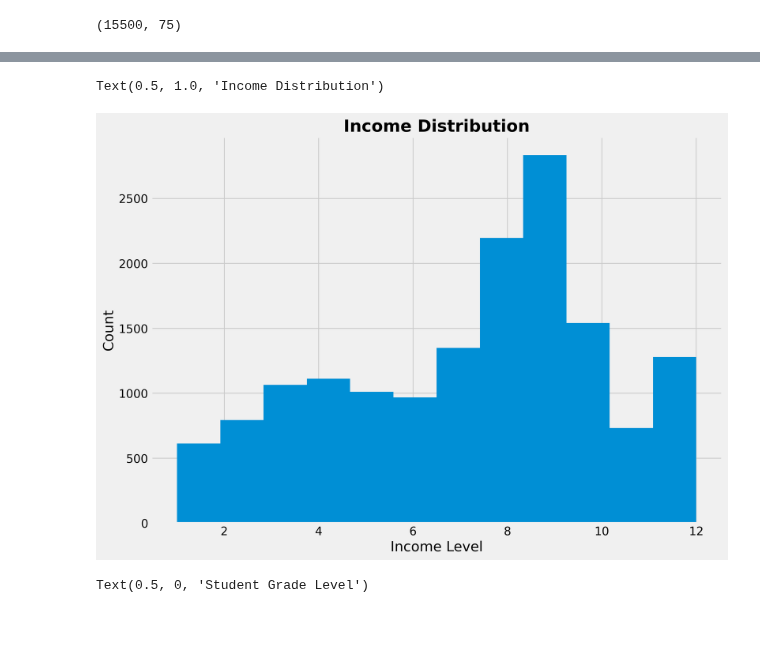
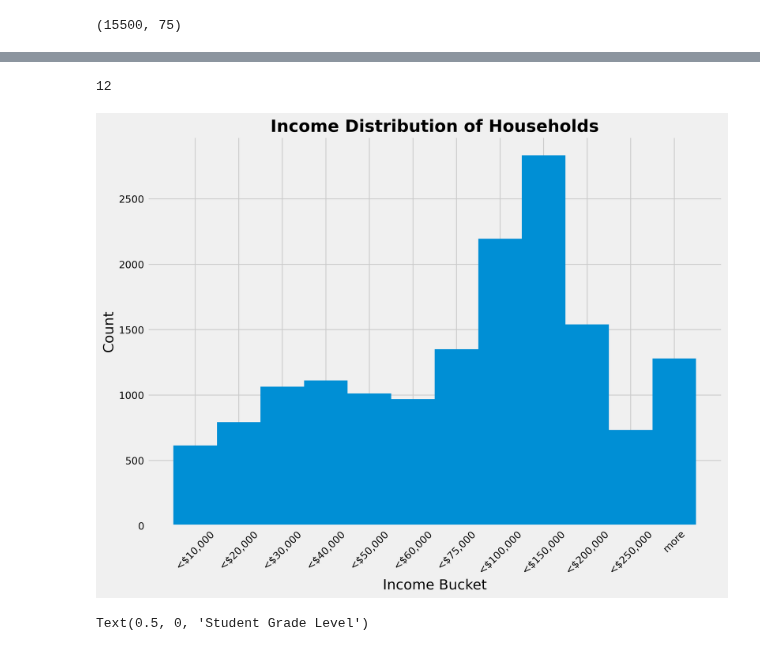
Before and after one commit to mattzhao-R/data-118, a Jupyter notebook: Project118_Fall22.ipynb, the cells around one changed output, grey strips where cells are left out. Drawn from its saved outputs; the diff is of its cells as text; code cells hidden in the pictures; blank space fills up the shorter version.

Commit message:
midterm proj updates: graph part b

```diff
--- a/Project118_Fall22.ipynb
+++ b/Project118_Fall22.ipynb
@@ -124 +139,9 @@ proj1_df['TTLHHINC'].value_counts()
 Name: TTLHHINC, dtype: int64
+# %%
+inc_str = '1 $0 to $10,000;2 $10,001 to $20,000;3 $20,001 to $30,000;4 $30,001 to $40,000;5 $40,001 to $50,000;6 $50,001 to $60,000;7 $60,001 to $75,000;8 $75,001 to $100,000;9 $100,001 to $150,000;10 $150,001 to $200,000;11 $200,001 to $250,000;12 $250,001 or more'
+inc_cats = inc_str.split(';')
+codes = [int(val.split(' ')[0]) for val in inc_cats]
+#rngs = [' '.join(val.split(' ')[1:]).replace(' to ','-') for val in inc_cats]
+rngs = ['<' + val.split(' ')[-1] if val.split(' ')[-1] != 'more' else val.split(' ')[-1] for val in inc_cats]
+
+income_map = {c:r for c,r in zip(codes,rngs)}
@@ -125,12 +163,19 @@ Name: TTLHHINC, dtype: int64
+# %%
+len(proj1_df['TTLHHINC'].unique())
+# %% [output]
+12
 # %%
+# COMPLETE
 plt.figure(figsize = [11,8], dpi = 300)
-plt.hist(proj1_df['TTLHHINC'],bins = 12)
-plt.xlabel('Income Level')
+plt.hist(proj1_df['TTLHHINC'],bins=np.arange(1,14)-0.5)
+plt.xlabel('Income Bucket')
 plt.ylabel('Count')
-plt.title('Income Distribution', fontweight='bold')
+plt.title('Income Distribution of Households', fontweight='bold')
+plt.xticks(ticks=range(1,13),labels=rngs)
+plt.tick_params(axis='both', labelsize=12)
+plt.tick_params(axis='x', labelrotation=45)
 # %% [output]
-Text(0.5, 1.0, 'Income Distribution')
-[figure, old version]
+[figure, new version]
 # %%
 fig, axs = plt.subplots(2, 2)
 fig.suptitle('Family Characteristics', y = 0.92, fontsize = 35, fontweight='bold')
```
Also changed, not shown: parts of 4 cells of this notebook.
